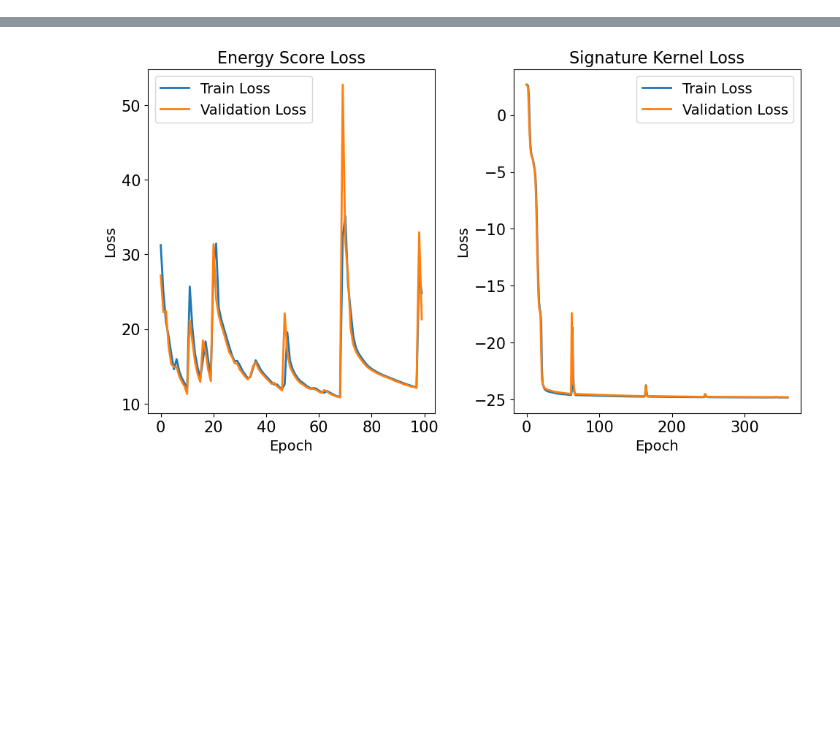
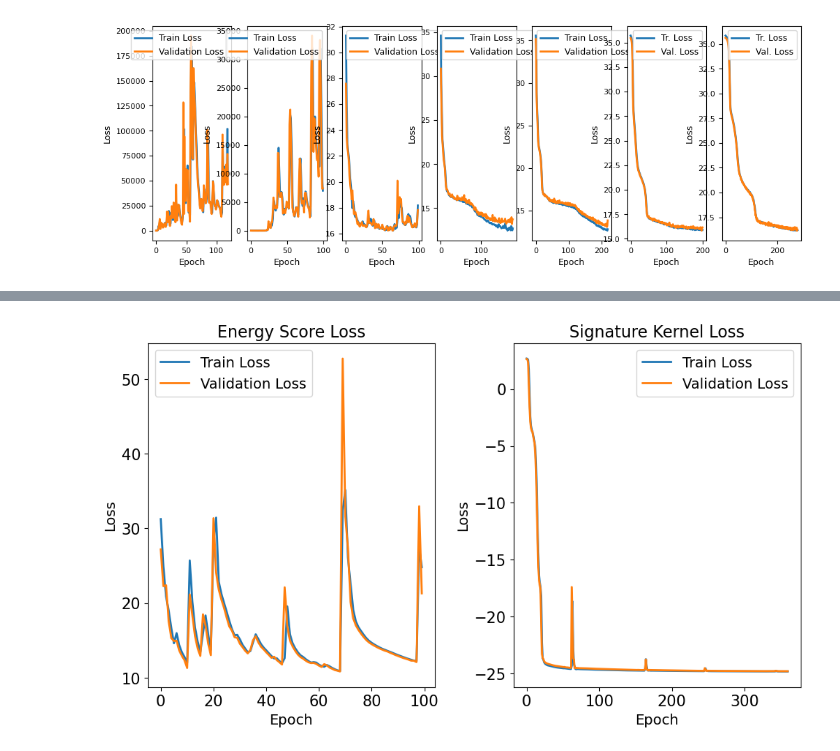
Before and after one commit to archerdodson/TaskFarmWeather7, a Jupyter notebook: L96P10/try1.ipynb, the cells around one changed output, grey strips where cells are left out. Cells and saved outputs as stored; diff of their text form; code cells hidden in the pictures; blank space fills up the shorter version.

Commit message:
scoreing rule change

```diff
--- a/L96P10/try1.ipynb
+++ b/L96P10/try1.ipynb
@@ -0,0 +1,90 @@
+# %%
+import numpy as np
+import matplotlib.pyplot as plt
+
+# Increase default font sizes
+plt.rcParams.update({'font.size': 8})
+
+# Load data for Signature Kernel Score
+
+# Create figure and subplots
+fig, axes = plt.subplots(1, 7, figsize=(12, 4))
+
+sig_train = np.load("results/nets/train_loss_mytrainedmodelEnergyScore_lr1e-01.npy")
+sig_val   = np.load("results/nets/val_loss_mytrainedmodelEnergyScore_lr1e-01.npy")
+
+axes[0].plot(sig_train, label="Train Loss", linewidth=2)
+axes[0].plot(sig_val, label="Validation Loss", linewidth=2)
+#axes[0].set_title("Signature Kernel Loss", fontsize=9)
+axes[0].set_xlabel("Epoch", fontsize=9)
+axes[0].set_ylabel("Loss", fontsize=9)
+axes[0].legend(fontsize=9)
+
+sig_train = np.load("results/nets/train_loss_mytrainedmodelEnergyScore_lr3e-02.npy")
+sig_val   = np.load("results/nets/val_loss_mytrainedmodelEnergyScore_lr3e-02.npy")
+
+axes[1].plot(sig_train, label="Train Loss", linewidth=2)
+axes[1].plot(sig_val, label="Validation Loss", linewidth=2)
+#axes[1].set_title("Signature Kernel Loss", fontsize=9)
+axes[1].set_xlabel("Epoch", fontsize=9)
+axes[1].set_ylabel("Loss", fontsize=9)
+axes[1].legend(fontsize=9)
+
+sig_train = np.load("results/nets/train_loss_mytrainedmodelEnergyScore_lr1e-02.npy")
+sig_val   = np.load("results/nets/val_loss_mytrainedmodelEnergyScore_lr1e-02.npy")
+
+axes[2].plot(sig_train, label="Train Loss", linewidth=2)
+axes[2].plot(sig_val, label="Validation Loss", linewidth=2)
+#axes[2].set_title("Signature Kernel Loss", fontsize=9)
+axes[2].set_xlabel("Epoch", fontsize=9)
+axes[2].set_ylabel("Loss", fontsize=9)
+axes[2].legend(fontsize=9)
+
+sig_train = np.load("results/nets/train_loss_mytrainedmodelEnergyScore_lr3e-03.npy")
+sig_val   = np.load("results/nets/val_loss_mytrainedmodelEnergyScore_lr3e-03.npy")
+
+axes[3].plot(sig_train, label="Train Loss", linewidth=2)
+axes[3].plot(sig_val, label="Validation Loss", linewidth=2)
+#axes[3].set_title("Signature Kernel Loss", fontsize=9)
+axes[3].set_xlabel("Epoch", fontsize=9)
+axes[3].set_ylabel("Loss", fontsize=9)
+axes[3].legend(fontsize=9)
+
+sig_train = np.load("results/nets/train_loss_mytrainedmodelEnergyScore_lr1e-03.npy")
+sig_val   = np.load("results/nets/val_loss_mytrainedmodelEnergyScore_lr1e-03.npy")
+
+axes[4].plot(sig_train, label="Train Loss", linewidth=2)
+axes[4].plot(sig_val, label="Validation Loss", linewidth=2)
+#axes[4].set_title("Signature Kernel Loss", fontsize=9)
+axes[4].set_xlabel("Epoch", fontsize=9)
+axes[4].set_ylabel("Loss", fontsize=9)
+axes[4].legend(fontsize=9)
+
+sig_train = np.load("results/nets/train_loss_mytrainedmodelEnergyScore_lr3e-04.npy")
+sig_val   = np.load("results/nets/val_loss_mytrainedmodelEnergyScore_lr3e-04.npy")
+
+axes[5].plot(sig_train, label="Tr. Loss", linewidth=2)
+axes[5].plot(sig_val, label="Val. Loss", linewidth=2)
+#axes[5].set_title("Signature Kernel Loss", fontsize=9)
+axes[5].set_xlabel("Epoch", fontsize=9)
+axes[5].set_ylabel("Loss", fontsize=9)
+axes[5].legend(fontsize=9)
+
+sig_train = np.load("results/nets/train_loss_mytrainedmodelEnergyScore_lr1e-04.npy")
+sig_val   = np.load("results/nets/val_loss_mytrainedmodelEnergyScore_lr1e-04.npy")
+
+axes[6].plot(sig_train, label="Tr. Loss", linewidth=2)
+axes[6].plot(sig_val, label="Val. Loss", linewidth=2)
+#axes[6].set_title("Signature Kernel Loss", fontsize=9)
+axes[6].set_xlabel("Epoch", fontsize=9)
+axes[6].set_ylabel("Loss", fontsize=9)
+axes[6].legend(fontsize=9)
+
+
+#plt.tight_layout()
+
+#plt.subplots_adjust(bottom=0.35)  # Make room for the table
+
+plt.show()
+# %% [output]
+[figure, added]
```
Also changed, not shown: parts of 1 cell of this notebook, 7 other files.
